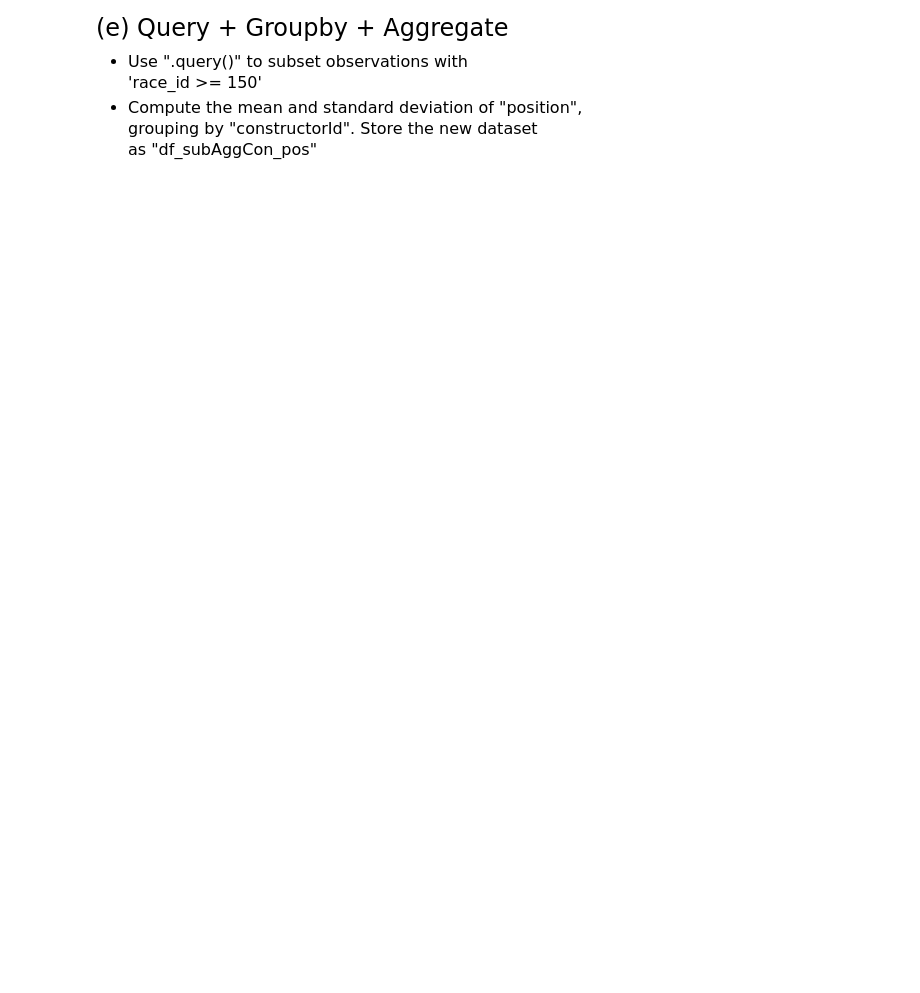
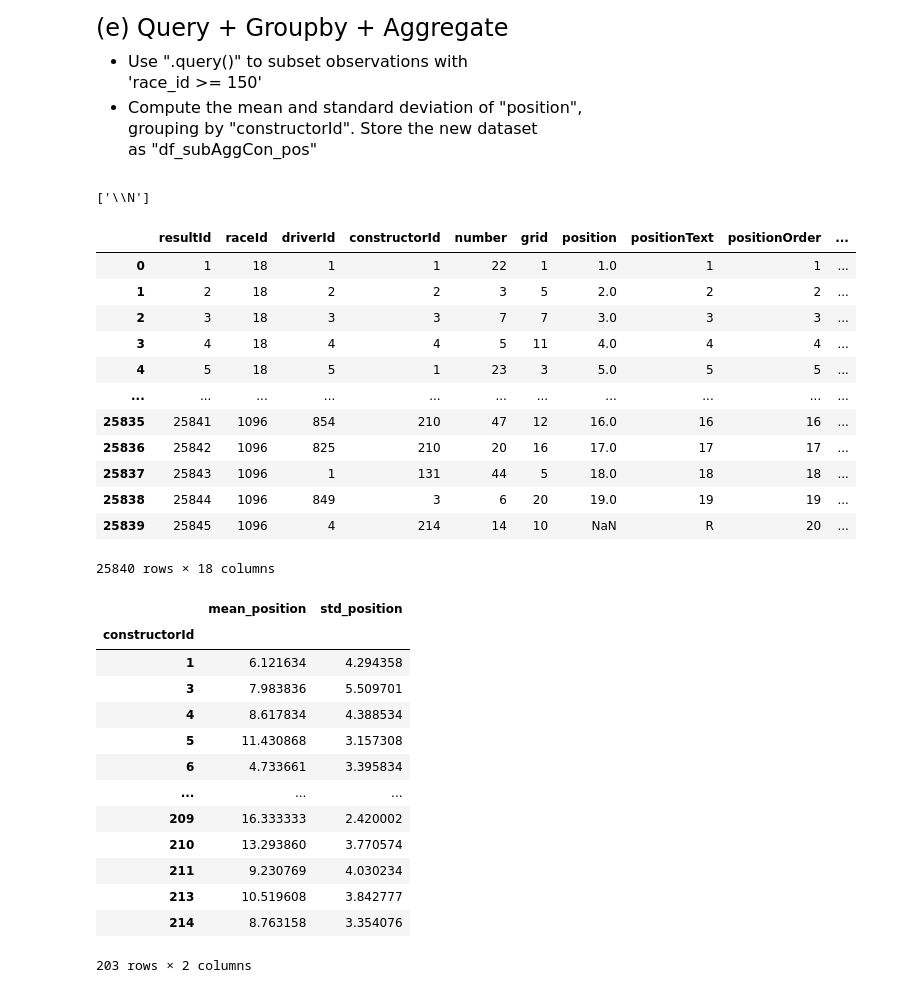
Before and after one commit to sgluong/qtm151spring2024, a Jupyter notebook: assignment7/assignment7.ipynb, the cells around one changed output. Drawn from its saved outputs; the diff is of its cells as text; code cells hidden in the pictures; blank space fills up the shorter version.

```diff
--- a/assignment7/assignment7.ipynb
+++ b/assignment7/assignment7.ipynb
@@ -141,11 +145,14 @@ to missing values (NaNs) and covert to numeric
 # Write your own code here
 
 results = pd.read_csv("data_raw/results.csv")
+subset = results.query("milliseconds.str.isnumeric() == False")
+list_unique = pd.unique(subset["milliseconds"])
+print(list_unique)
+list_new = [np.nan]
+results["milliseconds"] = results["milliseconds"].replace(list_unique, list_new)
+results["milliseconds"] = pd.to_numeric(results["milliseconds"])
 display(results)
-subset = results.query("")
+results.dtypes
 
-
-# subset = circuits.query("alt.str.isnumeric() == False")
-# list_unique = pd.unique(subset["alt"])
-# print(list_unique)
+# now, you can see that the values in the milliseconds column are float values.
 # %% [output]
@@ -193,0 +240,48 @@ as "df_subAggCon_pos"
+# %%
+# Write your own code
+
+# Ran this section to convert position values to numeric.
+
+subset_pos = results.query("position.str.isnumeric() == False")
+list_old = pd.unique(subset_pos["position"])
+print(list_old)
+list_new = [np.nan]
+results["position"] = results["position"].replace(list_old, list_new)
+results["position"] = pd.to_numeric(results["position"])
+display(results)
+results.dtypes
+
+# computing mean and standard deviation of position
+
+df_subAggCon_pos = (results.query("raceId >= 150").groupby(["constructorId"]).agg(mean_position = ('position','mean'),std_position = ('position', 'std')))
+
+df_subAggCon_pos
+# %% [output]
+['\\N']
+|  | resultId | raceId | driverId | constructorId | number | grid | position | positionText | positionOrder | ... |
+| 0 | 1 | 18 | 1 | 1 | 22 | 1 | 1.0 | 1 | 1 | ... |
+| 1 | 2 | 18 | 2 | 2 | 3 | 5 | 2.0 | 2 | 2 | ... |
+| 2 | 3 | 18 | 3 | 3 | 7 | 7 | 3.0 | 3 | 3 | ... |
+| 3 | 4 | 18 | 4 | 4 | 5 | 11 | 4.0 | 4 | 4 | ... |
+| 4 | 5 | 18 | 5 | 1 | 23 | 3 | 5.0 | 5 | 5 | ... |
+| ... | ... | ... | ... | ... | ... | ... | ... | ... | ... | ... |
+| 25835 | 25841 | 1096 | 854 | 210 | 47 | 12 | 16.0 | 16 | 16 | ... |
+| 25836 | 25842 | 1096 | 825 | 210 | 20 | 16 | 17.0 | 17 | 17 | ... |
+| 25837 | 25843 | 1096 | 1 | 131 | 44 | 5 | 18.0 | 18 | 18 | ... |
+| 25838 | 25844 | 1096 | 849 | 3 | 6 | 20 | 19.0 | 19 | 19 | ... |
+| 25839 | 25845 | 1096 | 4 | 214 | 14 | 10 | NaN | R | 20 | ... |
+25840 rows × 18 columns
+|  | mean_position | std_position |
+| constructorId |  |  |
+| 1 | 6.121634 | 4.294358 |
+| 3 | 7.983836 | 5.509701 |
+| 4 | 8.617834 | 4.388534 |
+| 5 | 11.430868 | 3.157308 |
+| 6 | 4.733661 | 3.395834 |
+| ... | ... | ... |
+| 209 | 16.333333 | 2.420002 |
+| 210 | 13.293860 | 3.770574 |
+| 211 | 9.230769 | 4.030234 |
+| 213 | 10.519608 | 3.842777 |
+| 214 | 8.763158 | 3.354076 |
+203 rows × 2 columns
```
Also changed, not shown: parts of 7 cells of this notebook, 3 other files.
